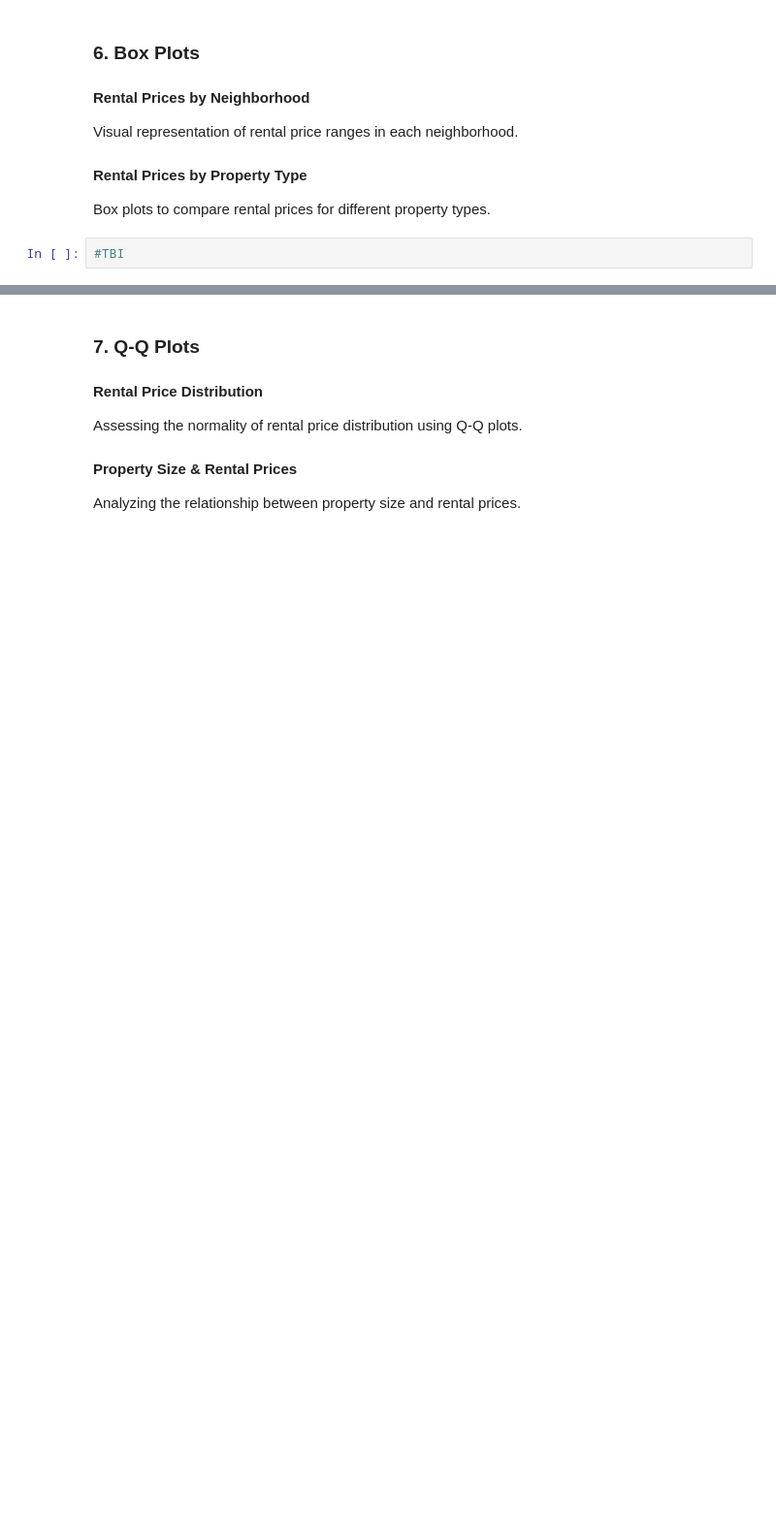
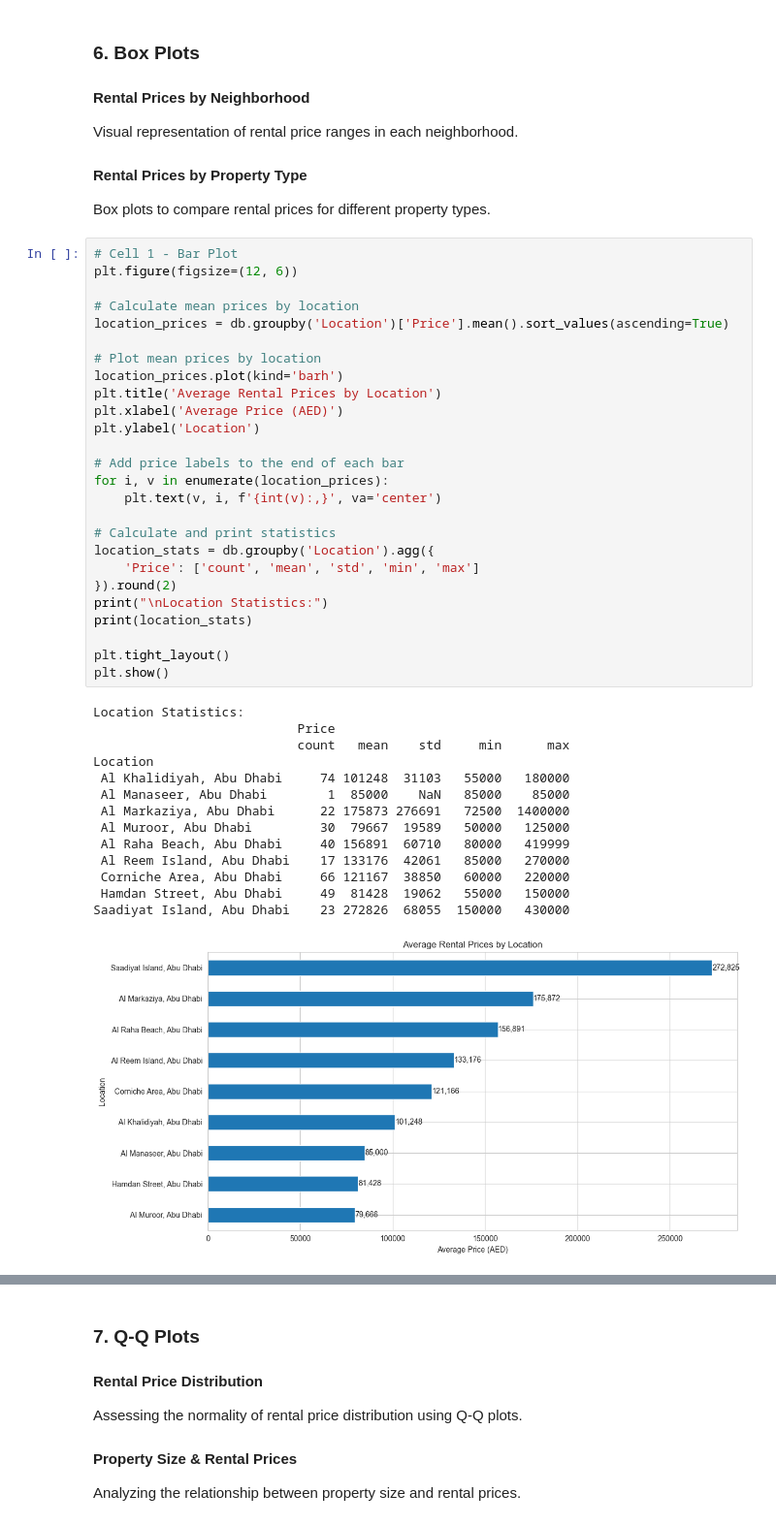
Before and after one commit to HamdanAlhajeri/StatisticsDubbizle, a Jupyter notebook: Data.ipynb, the cells around one changed output, grey strips where cells are left out. Shown at 97% size. Drawn from its saved outputs; the diff is of its cells as text; blank space fills up the shorter version.

```diff
--- a/Data.ipynb
+++ b/Data.ipynb
@@ -123,5 +99,44 @@ Visual representation of rental price ranges in each neighborhood.
 
 #### Rental Prices by Property Type
 Box plots to compare rental prices for different property types.
-# %%
-#TBI
+# %%
+# Cell 1 - Bar Plot
+plt.figure(figsize=(12, 6))
+
+# Calculate mean prices by location
+location_prices = db.groupby('Location')['Price'].mean().sort_values(ascending=True)
+
+# Plot mean prices by location
+location_prices.plot(kind='barh')
+plt.title('Average Rental Prices by Location')
+plt.xlabel('Average Price (AED)')
+plt.ylabel('Location')
+
+# Add price labels to the end of each bar
+for i, v in enumerate(location_prices):
+    plt.text(v, i, f'{int(v):,}', va='center')
+
+# Calculate and print statistics
+location_stats = db.groupby('Location').agg({
+    'Price': ['count', 'mean', 'std', 'min', 'max']
+}).round(2)
+print("\nLocation Statistics:")
+print(location_stats)
+
+plt.tight_layout()
+plt.show()
+# %% [output]
+Location Statistics:
+                           Price
+                           count   mean    std     min      max
+Location
+ Al Khalidiyah, Abu Dhabi     74 101248  31103   55000   180000
+ Al Manaseer, Abu Dhabi        1  85000    NaN   85000    85000
+ Al Markaziya, Abu Dhabi      22 175873 276691   72500  1400000
+ Al Muroor, Abu Dhabi         30  79667  19589   50000   125000
+ Al Raha Beach, Abu Dhabi     40 156891  60710   80000   419999
+ Al Reem Island, Abu Dhabi    17 133176  42061   85000   270000
+ Corniche Area, Abu Dhabi     66 121167  38850   60000   220000
+ Hamdan Street, Abu Dhabi     49  81428  19062   55000   150000
+Saadiyat Island, Abu Dhabi    23 272826  68055  150000   430000
+[figure, added]
```
Also changed, not shown: parts of 18 cells of this notebook, 1 other file.
